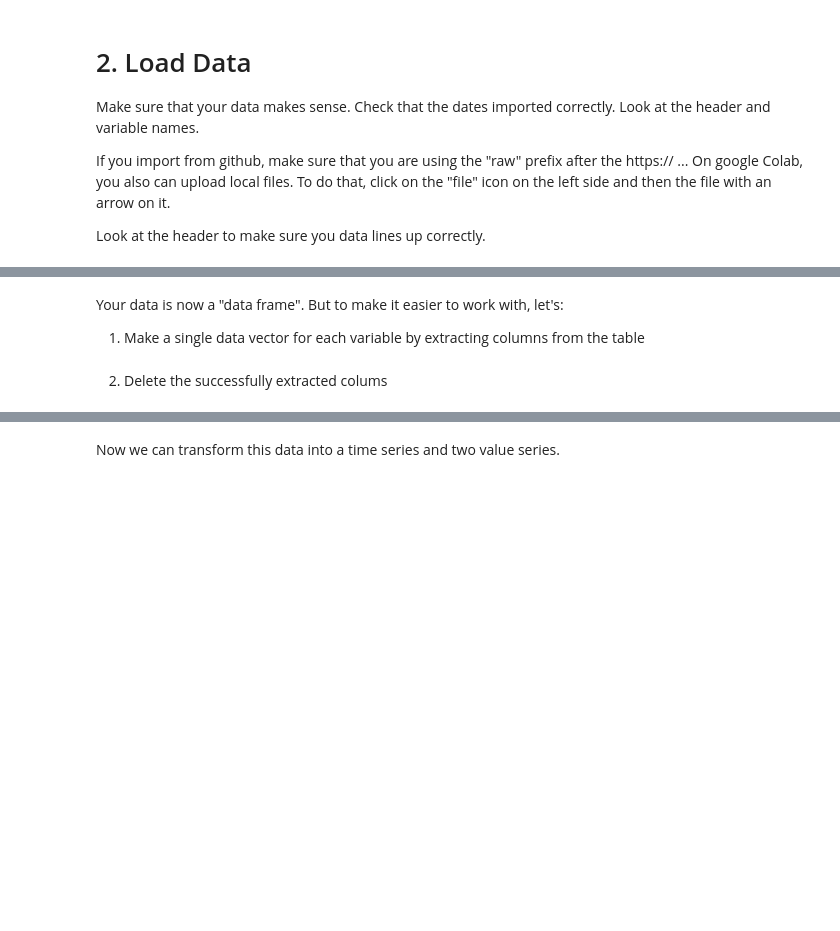
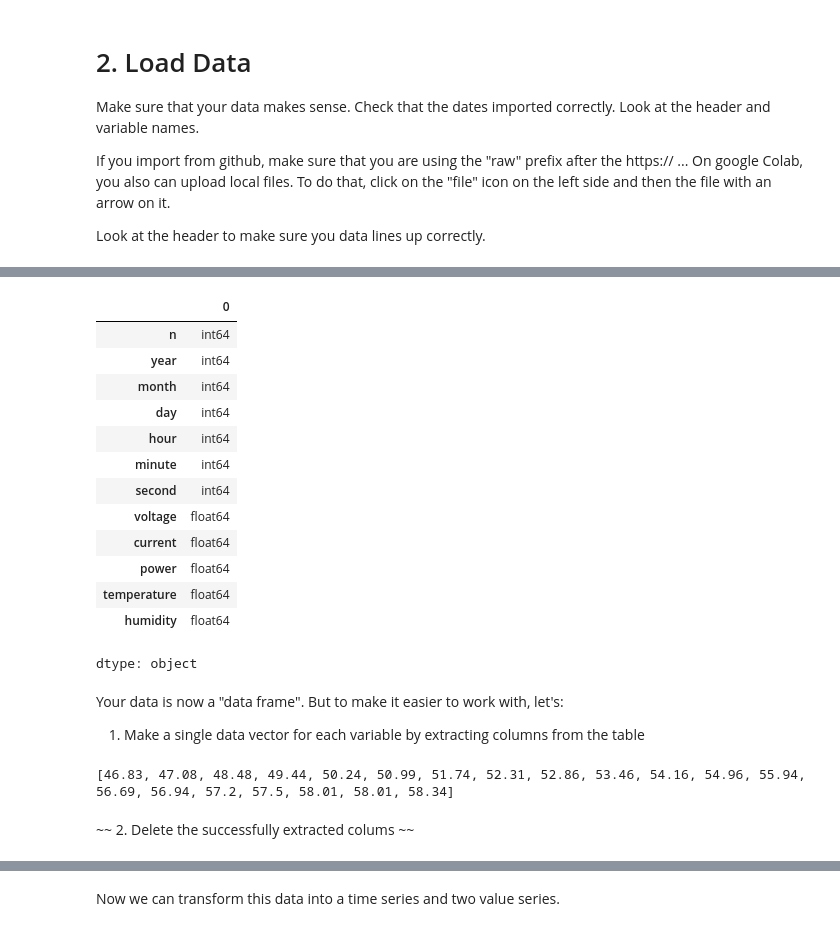
Before and after one commit to nattycep/Geosensing_2024, a Jupyter notebook: DataVis_Python_2024.ipynb, the cells around one changed output, grey strips where cells are left out. Cells and saved outputs as stored; diff of their text form; code cells hidden in the pictures; blank space fills up the shorter version.

```diff
--- a/DataVis_Python_2024.ipynb
+++ b/DataVis_Python_2024.ipynb
@@ -63,9 +67,31 @@ temp.head()
+# %%
+temp.dtypes
+#temp.columns
+# use this to check the type of each column
+# %% [output]
+|  | 0 |
+| n | int64 |
+| year | int64 |
+| month | int64 |
+| day | int64 |
+| hour | int64 |
+| minute | int64 |
+| second | int64 |
+| voltage | float64 |
+| current | float64 |
+| power | float64 |
+| temperature | float64 |
+| humidity | float64 |
+dtype: object
 # %% [markdown]
 Your data is now a "data frame".  But to make it easier to work with, let's:
 1. Make a single data vector for each variable by extracting columns from the table
 # %%
-temperature = temp['temperature'].astype(int)
+
 #temperature = temperature.astype(int)
+temperature = temp.iloc[:,11].tolist()
 print(temperature)
+# %% [output]
+[46.83, 47.08, 48.48, 49.44, 50.24, 50.99, 51.74, 52.31, 52.86, 53.46, 54.16, 54.96, 55.94, 56.69, 56.94, 57.2, 57.5, 58.01, 58.01, 58.34]
 # %% [markdown]
-2. Delete the successfully extracted colums
+~~ 2. Delete the successfully extracted colums ~~
```
Also changed, not shown: parts of 6 cells of this notebook.
